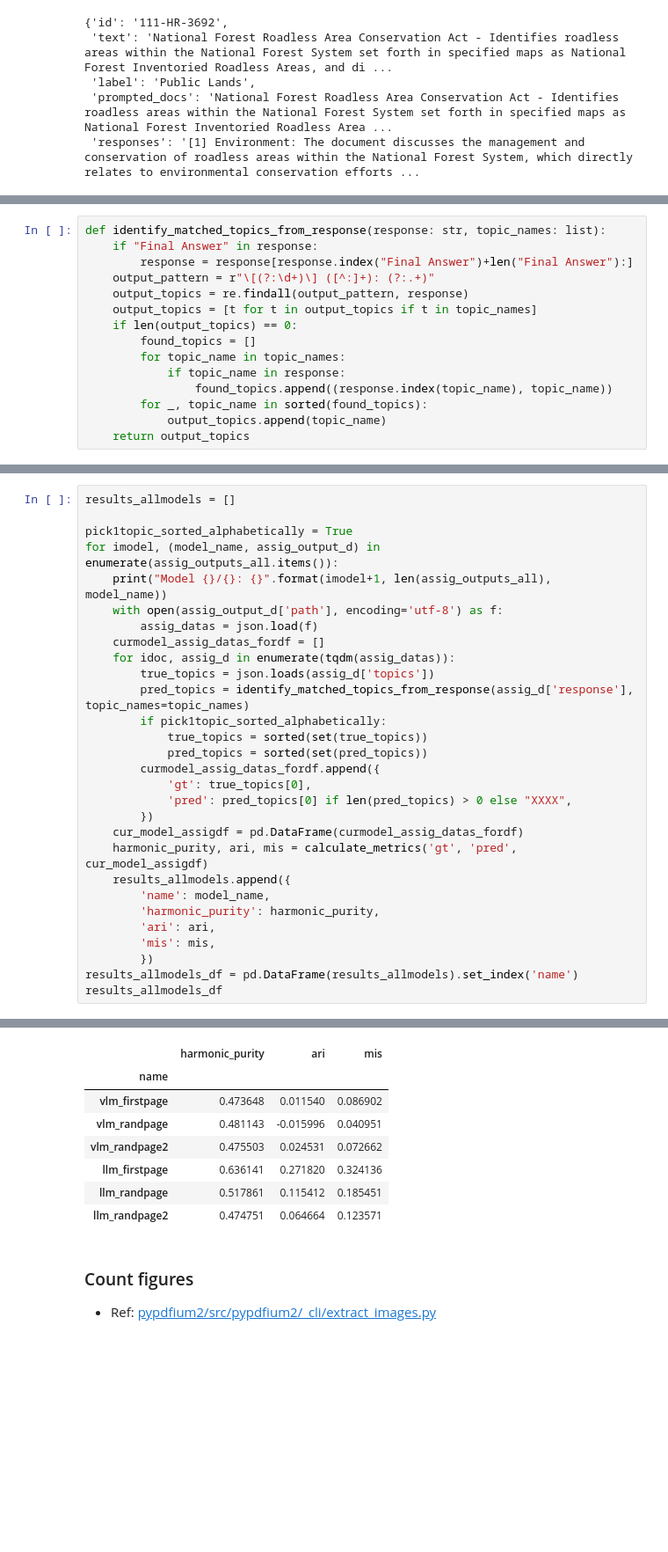
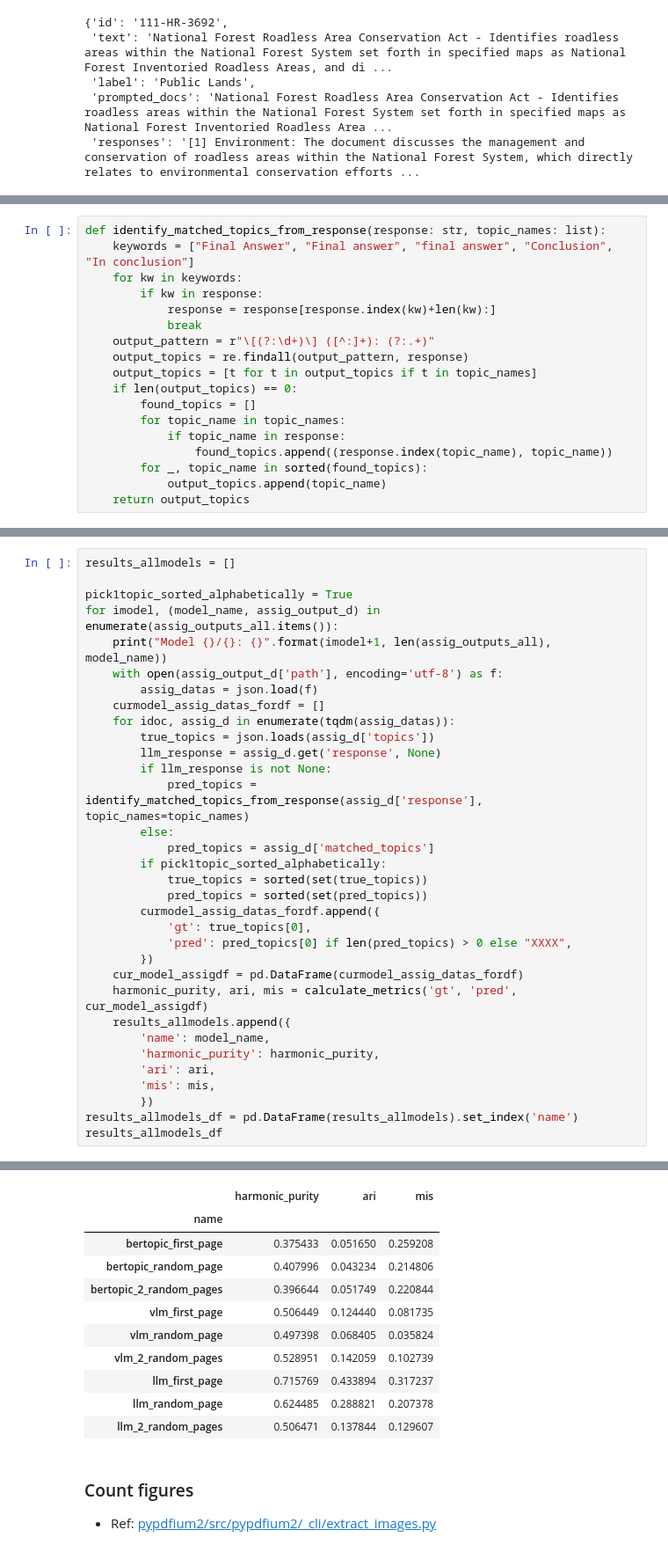
Before and after one commit to lambdadt/topicGPT, a Jupyter notebook: analyse_outputs.ipynb, the cells around one changed output, grey strips where cells are left out. Shown at 88% size. Cells and saved outputs as stored; diff of their text form; blank space fills up the shorter version.

Commit message:
Analyse BERTopic results; minor improvements

```diff
--- a/analyse_outputs.ipynb
+++ b/analyse_outputs.ipynb
@@ -114,7 +123,10 @@ assig_outputs_all = {
 # %%
 def identify_matched_topics_from_response(response: str, topic_names: list):
-    if "Final Answer" in response:
-        response = response[response.index("Final Answer")+len("Final Answer"):]
+    keywords = ["Final Answer", "Final answer", "final answer", "Conclusion", "In conclusion"]
+    for kw in keywords:
+        if kw in response:
+            response = response[response.index(kw)+len(kw):]
+            break
     output_pattern = r"\[(?:\d+)\] ([^:]+): (?:.+)"
     output_topics = re.findall(output_pattern, response)
     output_topics = [t for t in output_topics if t in topic_names]
@@ -141,7 +151,11 @@ for imodel, (model_name, assig_output_d) in enumerate(assig_outputs_all.items())
     curmodel_assig_datas_fordf = []
     for idoc, assig_d in enumerate(tqdm(assig_datas)):
         true_topics = json.loads(assig_d['topics'])
-        pred_topics = identify_matched_topics_from_response(assig_d['response'], topic_names=topic_names)
+        llm_response = assig_d.get('response', None)
+        if llm_response is not None:
+            pred_topics = identify_matched_topics_from_response(assig_d['response'], topic_names=topic_names)
+        else:
+            pred_topics = assig_d['matched_topics']
         if pick1topic_sorted_alphabetically:
             true_topics = sorted(set(true_topics))
             pred_topics = sorted(set(pred_topics))
@@ -169,11 +186,14 @@ Model 6/6: llm_randpage2
 |  | harmonic_purity | ari | mis |
 | name |  |  |  |
-| vlm_firstpage | 0.473648 | 0.011540 | 0.086902 |
-| vlm_randpage | 0.481143 | -0.015996 | 0.040951 |
-| vlm_randpage2 | 0.475503 | 0.024531 | 0.072662 |
-| llm_firstpage | 0.636141 | 0.271820 | 0.324136 |
-| llm_randpage | 0.517861 | 0.115412 | 0.185451 |
-| llm_randpage2 | 0.474751 | 0.064664 | 0.123571 |
+| bertopic_first_page | 0.375433 | 0.051650 | 0.259208 |
+| bertopic_random_page | 0.407996 | 0.043234 | 0.214806 |
+| bertopic_2_random_pages | 0.396644 | 0.051749 | 0.220844 |
+| vlm_first_page | 0.506449 | 0.124440 | 0.081735 |
+| vlm_random_page | 0.497398 | 0.068405 | 0.035824 |
+| vlm_2_random_pages | 0.528951 | 0.142059 | 0.102739 |
+| llm_first_page | 0.715769 | 0.433894 | 0.317237 |
+| llm_random_page | 0.624485 | 0.288821 | 0.207378 |
+| llm_2_random_pages | 0.506471 | 0.137844 | 0.129607 |
 # %% [markdown]
 ### Count figures
 - Ref: [pypdfium2/src/pypdfium2/_cli/extract_images.py](https://github.com/pypdfium2-team/pypdfium2/blob/main/src/pypdfium2/_cli/extract_images.py)
```
Also changed, not shown: parts of 6 cells of this notebook, 2 other files.
